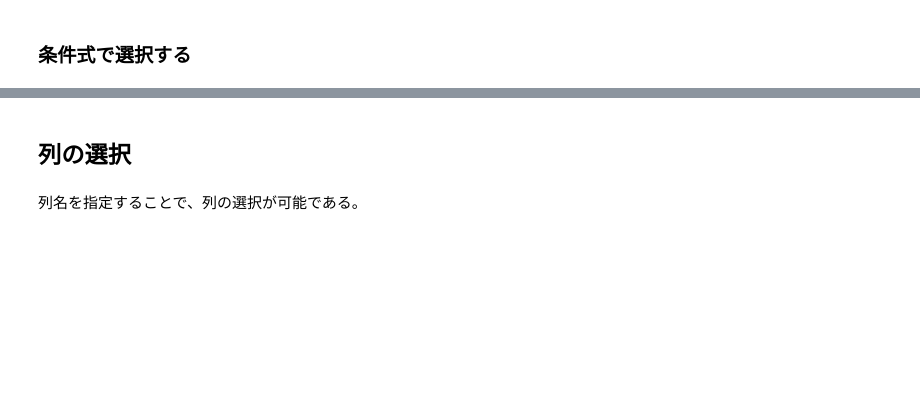
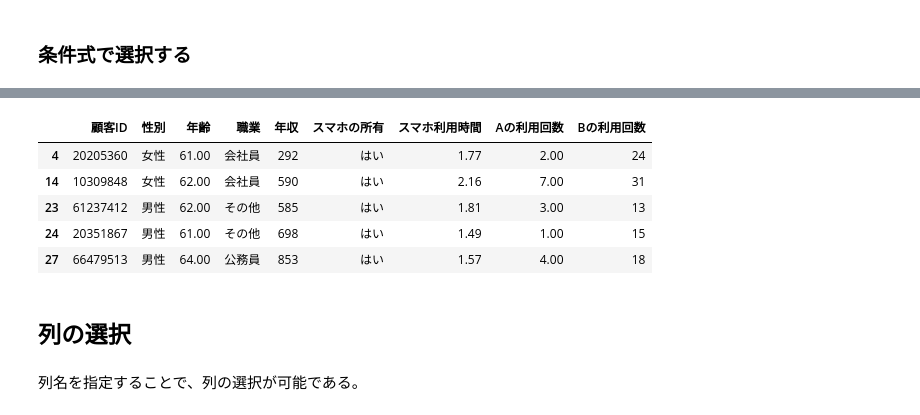
Before and after one commit to yajima-yasutoshi/DataScience, a Jupyter notebook: 20241206/基礎集計.ipynb, the cells around one changed output, grey strips where cells are left out. Cells and saved outputs as stored; diff of their text form; code cells hidden in the pictures; blank space fills up the shorter version.

```diff
--- a/20241206/基礎集計.ipynb
+++ b/20241206/基礎集計.ipynb
@@ -383,3 +639,14 @@ data[ data['職業']=='会社員'].head(3)
+# %%
+# 複数の条件式を組合わせることも可能
+# OR 条件で組み合わせた例
+data[(data['年齢'] < 11) | (data['年齢'] > 60)].head()
+# %% [output]
+|  | 顧客ID | 性別 | 年齢 | 職業 | 年収 | スマホの所有 | スマホ利用時間 | Aの利用回数 | Bの利用回数 |
+| 4 | 20205360 | 女性 | 61.00 | 会社員 | 292 | はい | 1.77 | 2.00 | 24 |
+| 14 | 10309848 | 女性 | 62.00 | 会社員 | 590 | はい | 2.16 | 7.00 | 31 |
+| 23 | 61237412 | 男性 | 62.00 | その他 | 585 | はい | 1.81 | 3.00 | 13 |
+| 24 | 20351867 | 男性 | 61.00 | その他 | 698 | はい | 1.49 | 1.00 | 15 |
+| 27 | 66479513 | 男性 | 64.00 | 公務員 | 853 | はい | 1.57 | 4.00 | 18 |
 # %% [markdown]
 ## 列の選択
 # %% [markdown]
```
Also changed, not shown: parts of 78 cells of this notebook.
